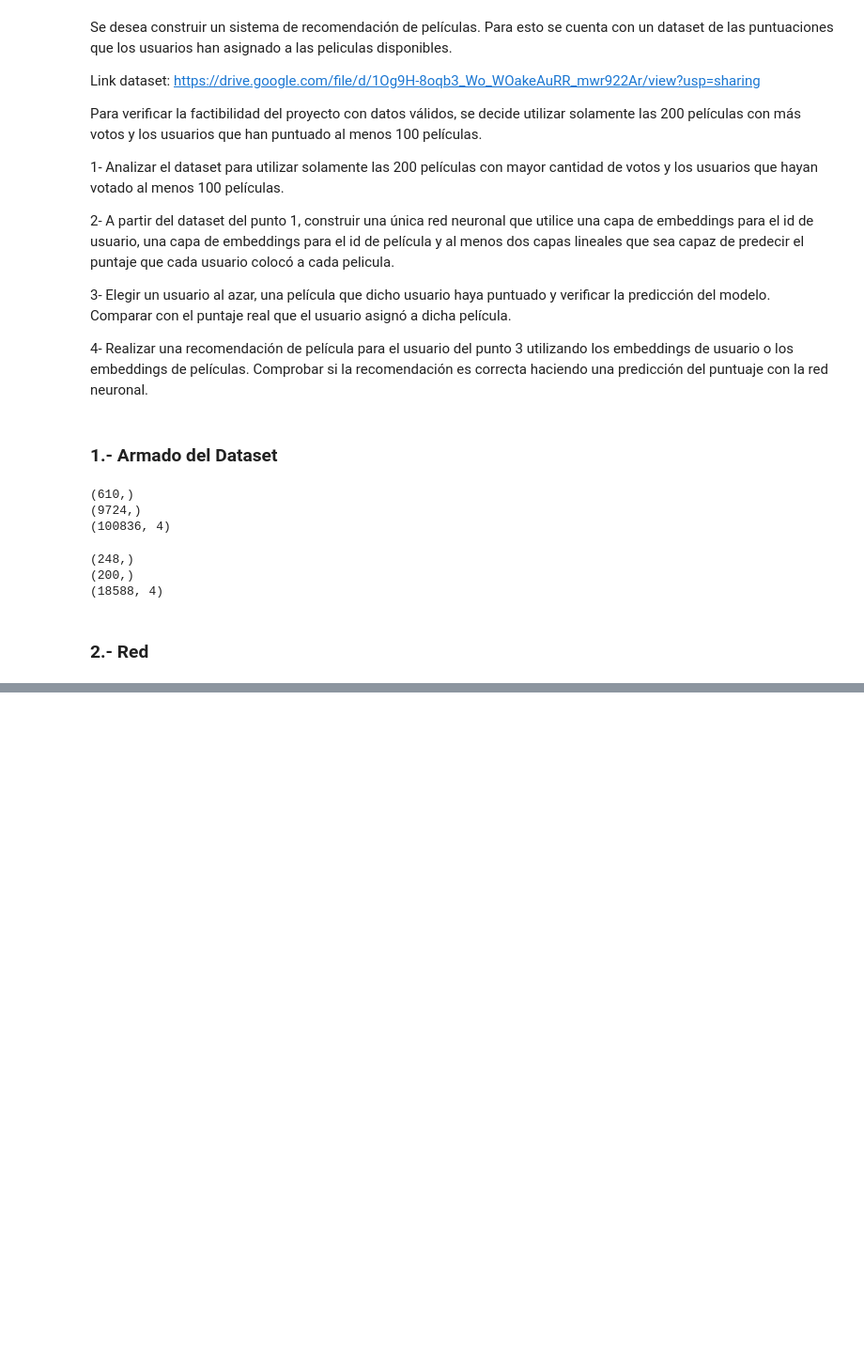
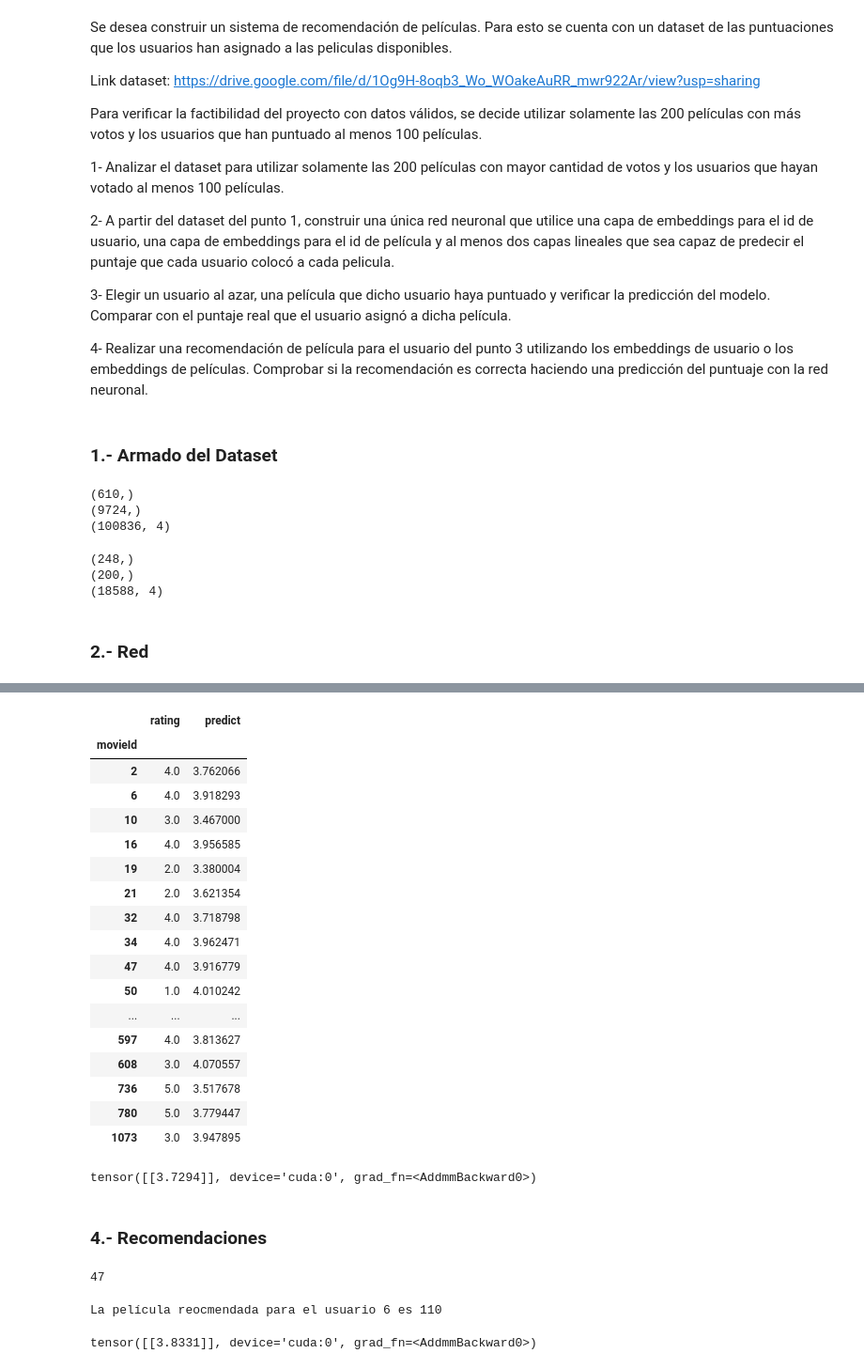
Before and after one commit to juanpsch/aprendizaje_profundo, a Jupyter notebook: Examen/SCHAMUN-JUANPABLO-DL_Examen_OCTUBRE_2023.ipynb, the cells around one changed output, grey strips where cells are left out. Shown at 94% size. Cells and saved outputs as stored; diff of their text form; code cells hidden in the pictures; blank space fills up the shorter version.

```diff
--- a/Examen/SCHAMUN-JUANPABLO-DL_Examen_OCTUBRE_2023.ipynb
+++ b/Examen/SCHAMUN-JUANPABLO-DL_Examen_OCTUBRE_2023.ipynb
@@ -490,0 +630,58 @@ tensor([[4.1643]], device='cuda:0', grad_fn=<AddmmBackward0>)
+# %%
+df_test[['movieId', 'userId']] = df_test[['movieId', 'userId']].astype('int32')
+df_test2 = df_test.set_index(['userId', 'movieId']).sort_index()
+df_test2.loc[6]
+# %% [output]
+|  | rating | predict |
+| movieId |  |  |
+| 2 | 4.0 | 3.762066 |
+| 6 | 4.0 | 3.918293 |
+| 10 | 3.0 | 3.467000 |
+| 16 | 4.0 | 3.956585 |
+| 19 | 2.0 | 3.380004 |
+| 21 | 2.0 | 3.621354 |
+| 32 | 4.0 | 3.718798 |
+| 34 | 4.0 | 3.962471 |
+| 47 | 4.0 | 3.916779 |
+| 50 | 1.0 | 4.010242 |
+| ... | ... | ... |
+| 597 | 4.0 | 3.813627 |
+| 608 | 3.0 | 4.070557 |
+| 736 | 5.0 | 3.517678 |
+| 780 | 5.0 | 3.779447 |
+| 1073 | 3.0 | 3.947895 |
+# %%
+# Predecir un usuario y pelicula en particular
+movieId = 367
+userId = 6
+predict = model.predecir(movieId, userId)
+predict
+# %% [output]
+tensor([[3.7294]], device='cuda:0', grad_fn=<AddmmBackward0>)
+# %% [markdown]
+### 4.- Recomendaciones
+# %%
+# Voy a calcular la similaridad coseno entre el embedding de
+# la pelicula mejor rankeada por el usuario con todos los otros
+# embeddings de peliculas
+
+movie_max = df_test2.loc[6, 'rating'].idxmax()
+movie_max
+movie__max_emb = model.embeddings1.weight[peli_to_idx[movie_max]]
+movie_embs  = model.embeddings1.weight
+movie_id_max_simil = abs(torch.nn.functional.cosine_similarity(movie_embs, movie__max_emb, dim=1, eps=1e-8)).argmax()
+recomendacion = movie_id_max_simil.cpu().detach().numpy().item()
+recomendacion
+# %% [output]
+47
+# %%
+# paso el índice a movieId
+recomendacion = idx_to_peli[recomendacion]
+print(f'La película reocmendada para el usuario {userId} es {recomendacion}')
+# %% [output]
+La película reocmendada para el usuario 6 es 110
+# %%
+# Comprobación
+model.predecir(recomendacion, userId)
+# %% [output]
+tensor([[3.8331]], device='cuda:0', grad_fn=<AddmmBackward0>)
```
Also changed, not shown: parts of 34 cells of this notebook, 1 other file.
